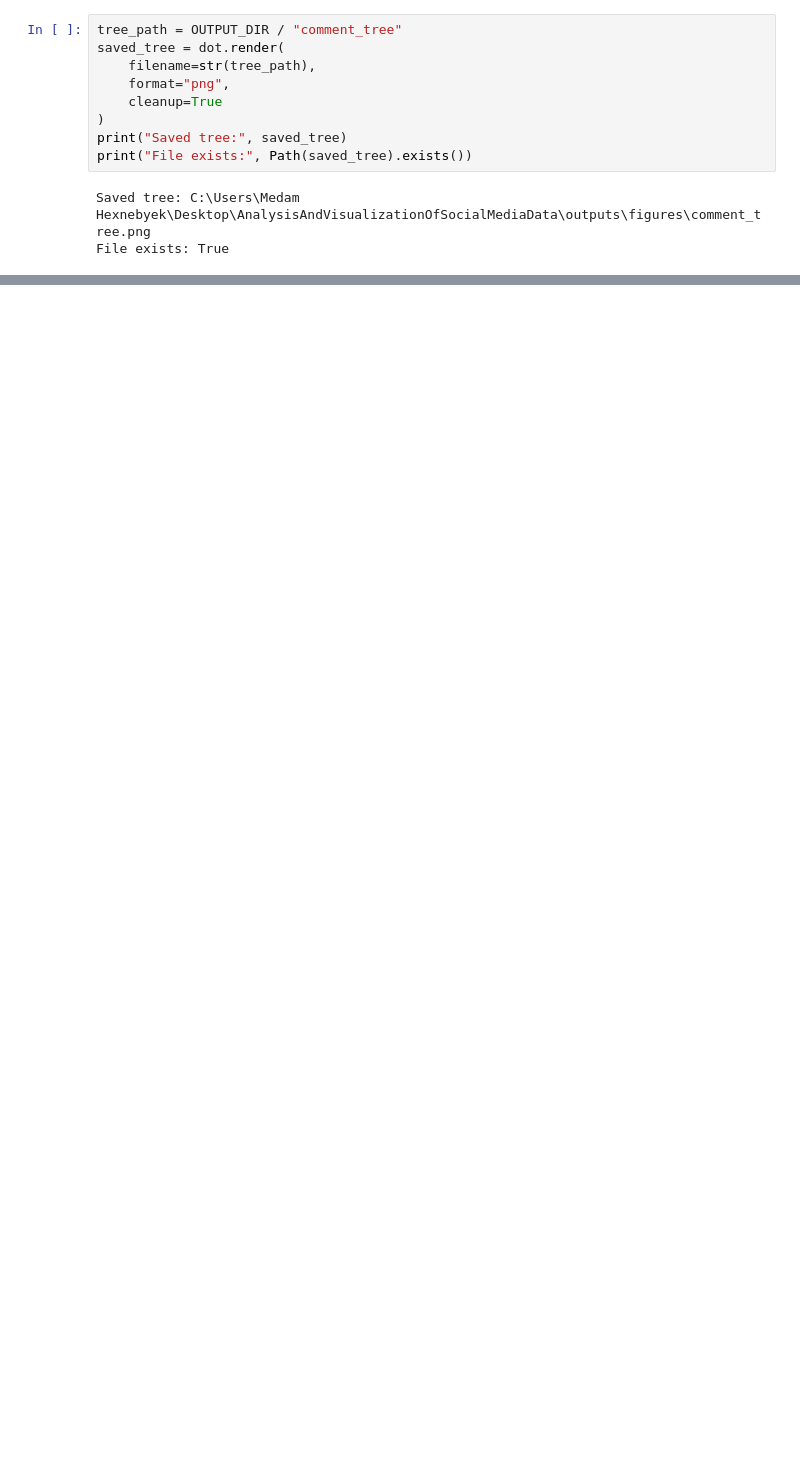
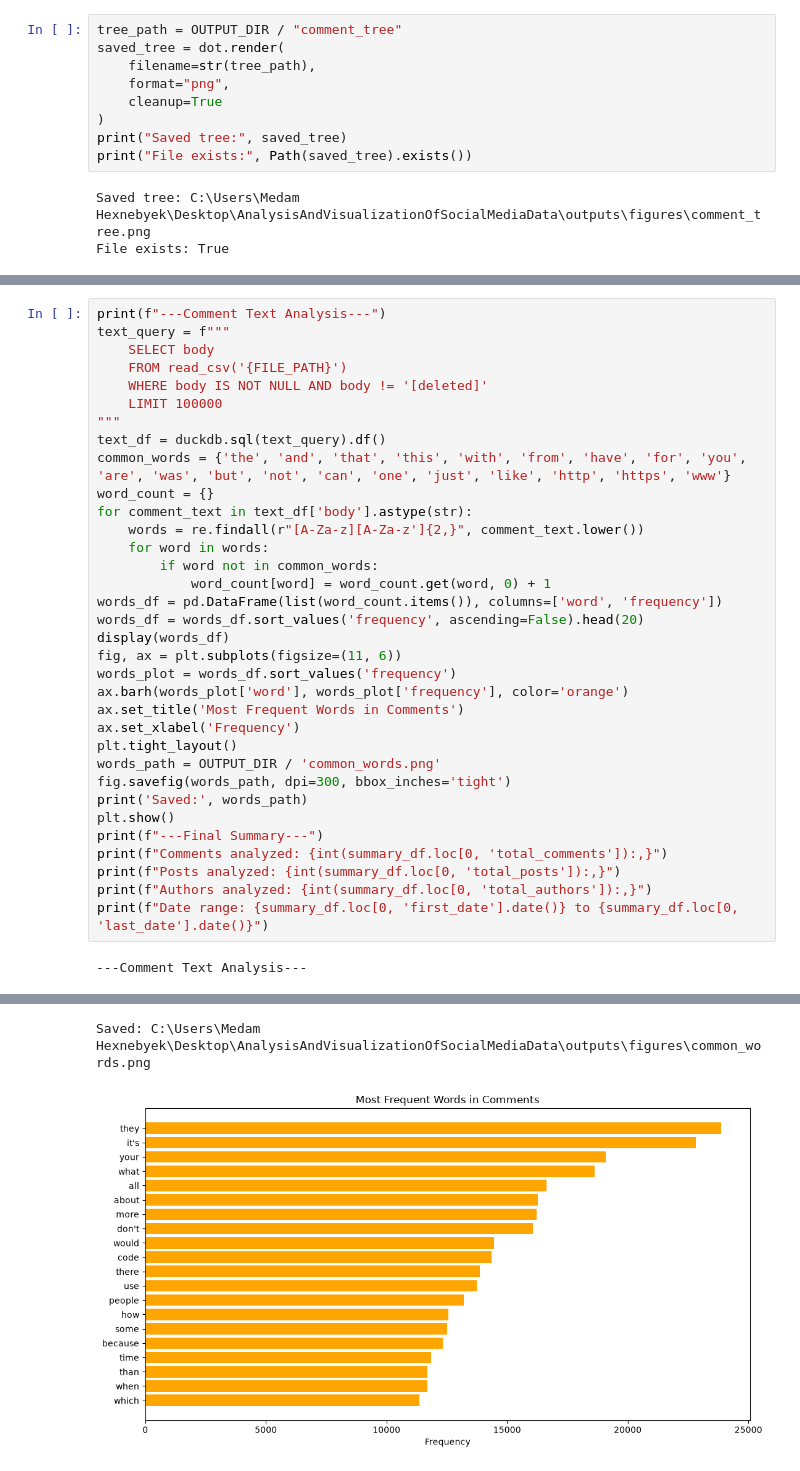
Before and after one commit to sah-rohit/AnalysisAndVisualizationOfSocialMediaData, a Jupyter notebook: main.ipynb, the cells around one changed output, grey strips where cells are left out. Cells and saved outputs as stored; diff of their text form; blank space fills up the shorter version.

```diff
--- a/main.ipynb
+++ b/main.ipynb
@@ -369,0 +573,36 @@ File exists: True
+# %%
+print(f"---Comment Text Analysis---")
+text_query = f"""
+    SELECT body
+    FROM read_csv('{FILE_PATH}')
+    WHERE body IS NOT NULL AND body != '[deleted]'
+    LIMIT 100000
+"""
+text_df = duckdb.sql(text_query).df()
+common_words = {'the', 'and', 'that', 'this', 'with', 'from', 'have', 'for', 'you', 'are', 'was', 'but', 'not', 'can', 'one', 'just', 'like', 'http', 'https', 'www'}
+word_count = {}
+for comment_text in text_df['body'].astype(str):
+    words = re.findall(r"[A-Za-z][A-Za-z']{2,}", comment_text.lower())
+    for word in words:
+        if word not in common_words:
+            word_count[word] = word_count.get(word, 0) + 1
+words_df = pd.DataFrame(list(word_count.items()), columns=['word', 'frequency'])
+words_df = words_df.sort_values('frequency', ascending=False).head(20)
+display(words_df)
+fig, ax = plt.subplots(figsize=(11, 6))
+words_plot = words_df.sort_values('frequency')
+ax.barh(words_plot['word'], words_plot['frequency'], color='orange')
+ax.set_title('Most Frequent Words in Comments')
+ax.set_xlabel('Frequency')
+plt.tight_layout()
+words_path = OUTPUT_DIR / 'common_words.png'
+fig.savefig(words_path, dpi=300, bbox_inches='tight')
+print('Saved:', words_path)
+plt.show()
+print(f"---Final Summary---")
+print(f"Comments analyzed: {int(summary_df.loc[0, 'total_comments']):,}")
+print(f"Posts analyzed: {int(summary_df.loc[0, 'total_posts']):,}")
+print(f"Authors analyzed: {int(summary_df.loc[0, 'total_authors']):,}")
+print(f"Date range: {summary_df.loc[0, 'first_date'].date()} to {summary_df.loc[0, 'last_date'].date()}")
+# %% [output]
+---Comment Text Analysis---
@@ -369,0 +626,2 @@ File exists: True
+Saved: C:\Users\Medam Hexnebyek\Desktop\AnalysisAndVisualizationOfSocialMediaData\outputs\figures\common_words.png
+[figure, added]
```
Also changed, not shown: parts of 14 cells of this notebook, 11 other files.
